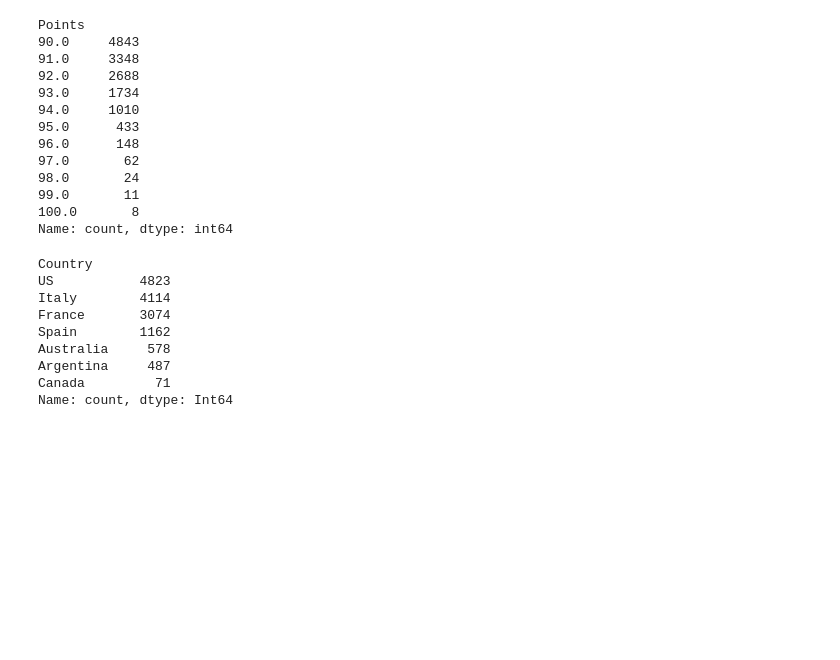
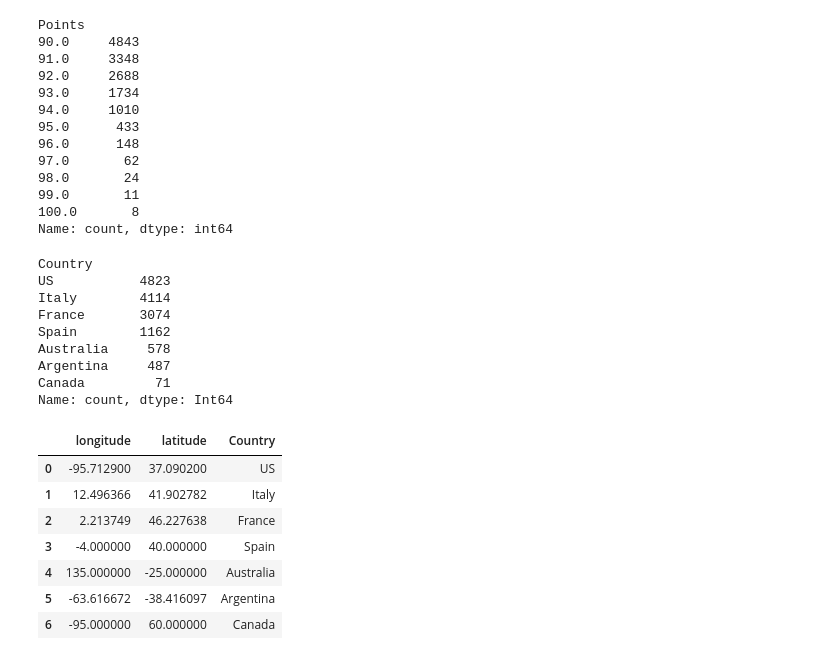
Before and after one commit to carojasp12/Sip-by-Sip, a Jupyter notebook: Code/Sip-by-Sip.ipynb, the cells around one changed output. Drawn from its saved outputs; the diff is of its cells as text; code cells hidden in the pictures; blank space fills up the shorter version.

Commit message:
added country map

```diff
--- a/Code/Sip-by-Sip.ipynb
+++ b/Code/Sip-by-Sip.ipynb
@@ -156,0 +151,21 @@ high_points_df = high_points.groupby('Country')
+# %%
+#create map for countries
+
+
+
+coordinates = {'longitude': [-95.7129,12.496366,2.213749, -4.00000000, 135.0000,-63.616672,-95.00],
+                'latitude': [37.0902,41.902782, 46.227638, 40.00000000,-25.0000,-38.416097,60.00],
+               'Country': ['US', 'Italy', 'France', 'Spain', 'Australia', 'Argentina', 'Canada']}
+
+coordinates_df= pd.DataFrame(coordinates)
+
+coordinates_df
+# %% [output]
+|  | longitude | latitude | Country |
+| 0 | -95.712900 | 37.090200 | US |
+| 1 | 12.496366 | 41.902782 | Italy |
+| 2 | 2.213749 | 46.227638 | France |
+| 3 | -4.000000 | 40.000000 | Spain |
+| 4 | 135.000000 | -25.000000 | Australia |
+| 5 | -63.616672 | -38.416097 | Argentina |
+| 6 | -95.000000 | 60.000000 | Canada |
```
Also changed, not shown: parts of 5 cells of this notebook.
